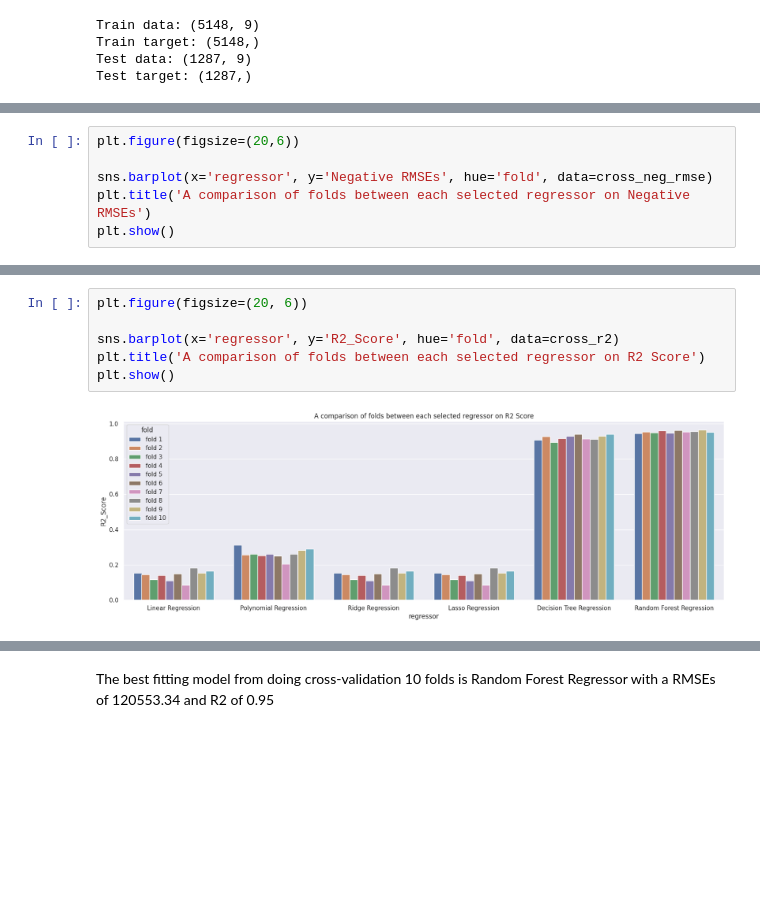
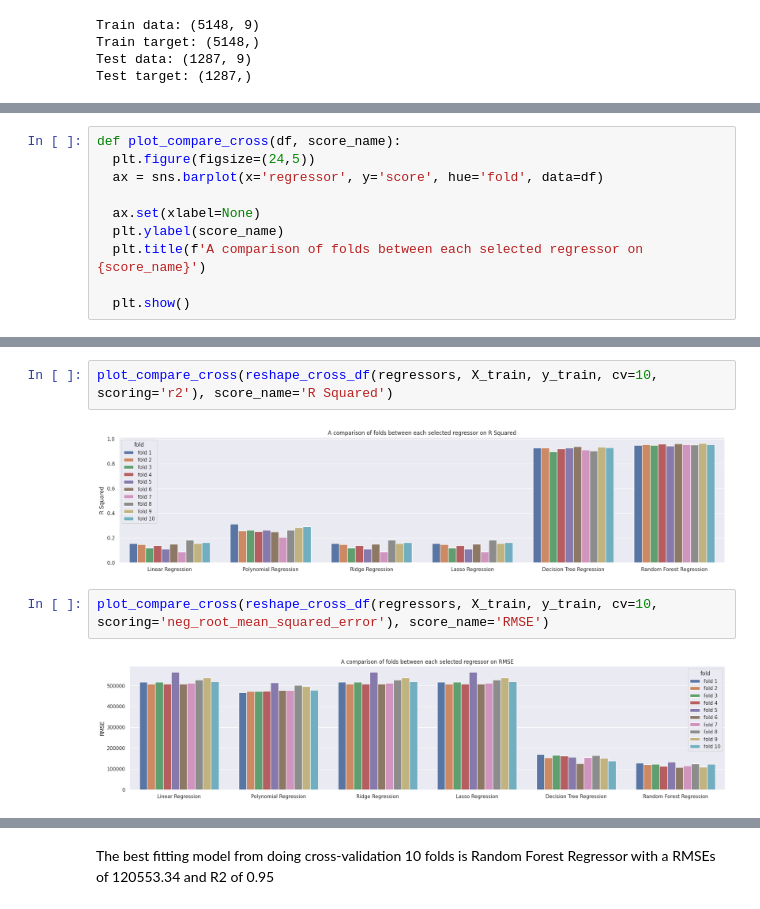
Before and after one commit to SatNichapon/DSI205_project, a Jupyter notebook: DSI205project.ipynb, the cells around one changed output, grey strips where cells are left out. Saved outputs shown, nothing was run; the diff lists cells and outputs as text; blank space fills up the shorter version.

```diff
--- a/DSI205project.ipynb
+++ b/DSI205project.ipynb
@@ -577,6 +456,10 @@ cross_neg_rmse
 # %%
-plt.figure(figsize=(20,6))
+def plot_compare_cross(df, score_name):
+  plt.figure(figsize=(24,5))
+  ax = sns.barplot(x='regressor', y='score', hue='fold', data=df)
 
-sns.barplot(x='regressor', y='Negative RMSEs', hue='fold', data=cross_neg_rmse)
-plt.title('A comparison of folds between each selected regressor on Negative RMSEs')
-plt.show()
+  ax.set(xlabel=None)
+  plt.ylabel(score_name)
+  plt.title(f'A comparison of folds between each selected regressor on {score_name}')
+
+  plt.show()
@@ -607,8 +466,8 @@ cross_r2
-# %%
-plt.figure(figsize=(20, 6))
-
-sns.barplot(x='regressor', y='R2_Score', hue='fold', data=cross_r2)
-plt.title('A comparison of folds between each selected regressor on R2 Score')
-plt.show()
-# %% [output]
-[figure, removed]
+# %%
+plot_compare_cross(reshape_cross_df(regressors, X_train, y_train, cv=10, scoring='r2'), score_name='R Squared')
+# %% [output]
+[figure, added]
+# %%
+plot_compare_cross(reshape_cross_df(regressors, X_train, y_train, cv=10, scoring='neg_root_mean_squared_error'), score_name='RMSE')
+# %% [output]
+[figure, added]
```
Also changed, not shown: parts of 92 cells of this notebook.
